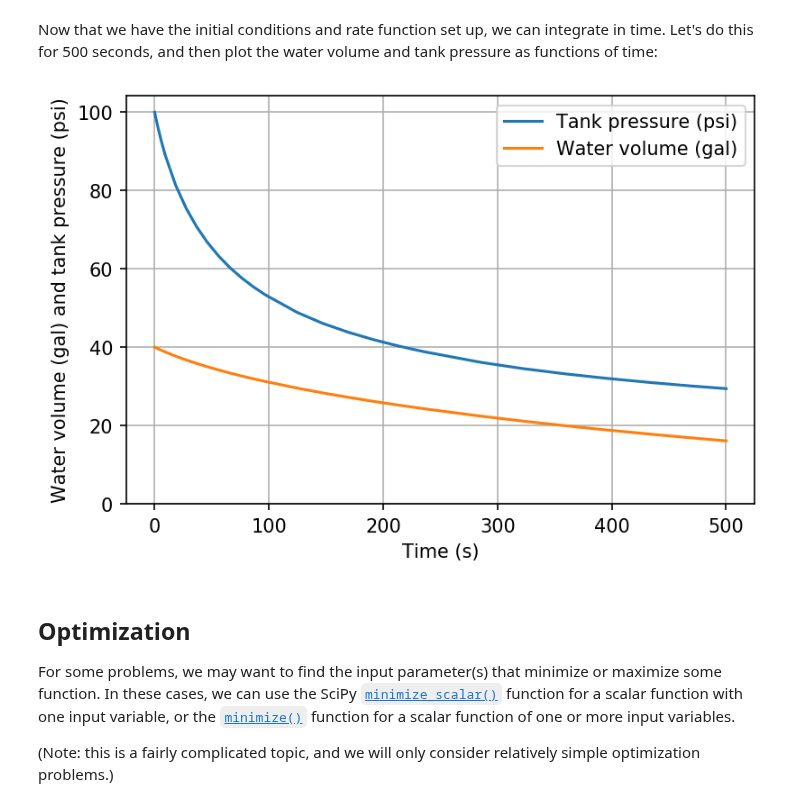
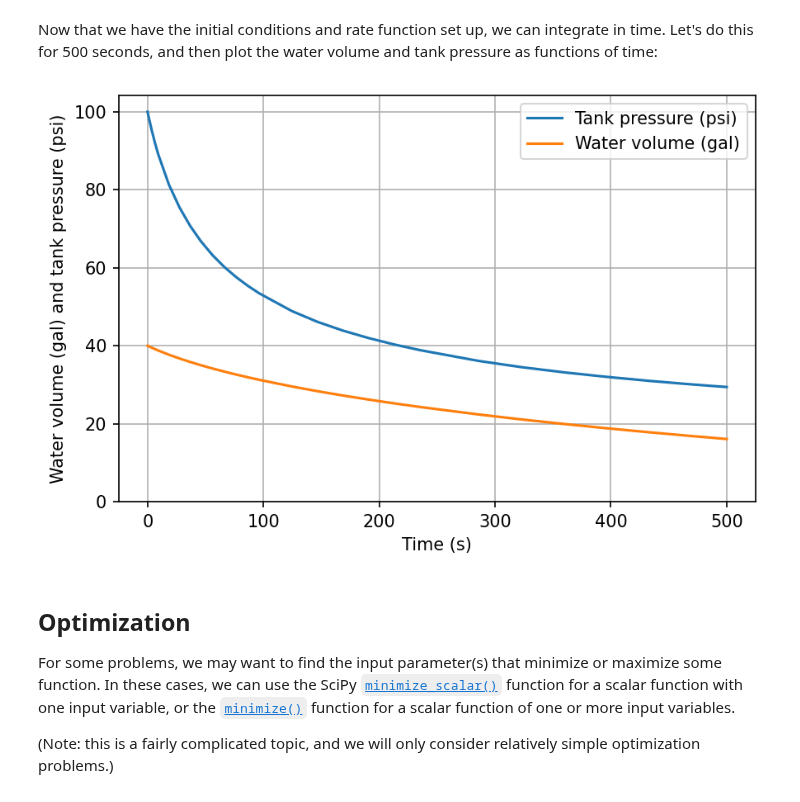
Before and after one commit to kyleniemeyer/computational-thermo, a Jupyter notebook: book/content/using-scipy.ipynb, the cells around one changed output. Saved outputs shown, nothing was run; the diff lists cells and outputs as text; code cells hidden in the pictures.

```diff
--- a/book/content/using-scipy.ipynb
+++ b/book/content/using-scipy.ipynb
@@ -376,19 +378,20 @@ sol = solve_ivp(
 # %%
 time = sol.t
 volume_water = Q_(sol.y[0], 'm^3')
 volume_air = Q_(sol.y[1], 'm^3')
 pressure = Q_(sol.y[2], 'Pa')
 
 plt.plot(time, pressure.to('psi').magnitude, label='Tank pressure (psi)')
 plt.plot(time, volume_water.to('gal').magnitude, label='Water volume (gal)')
 plt.grid(True)
 plt.xlabel('Time (s)')
 plt.ylabel('Water volume (gal) and tank pressure (psi)')
 plt.ylim(ymin=0.0) # ensure lower y-axis bound is zero
 plt.legend()
+plt.tight_layout()
 plt.show()
 # %% [output]
-[figure, old version]
+[figure, new version]
 # %% [markdown]
 ## Optimization
 
```
Also changed, not shown: parts of 8 cells of this notebook, 30 other files.
